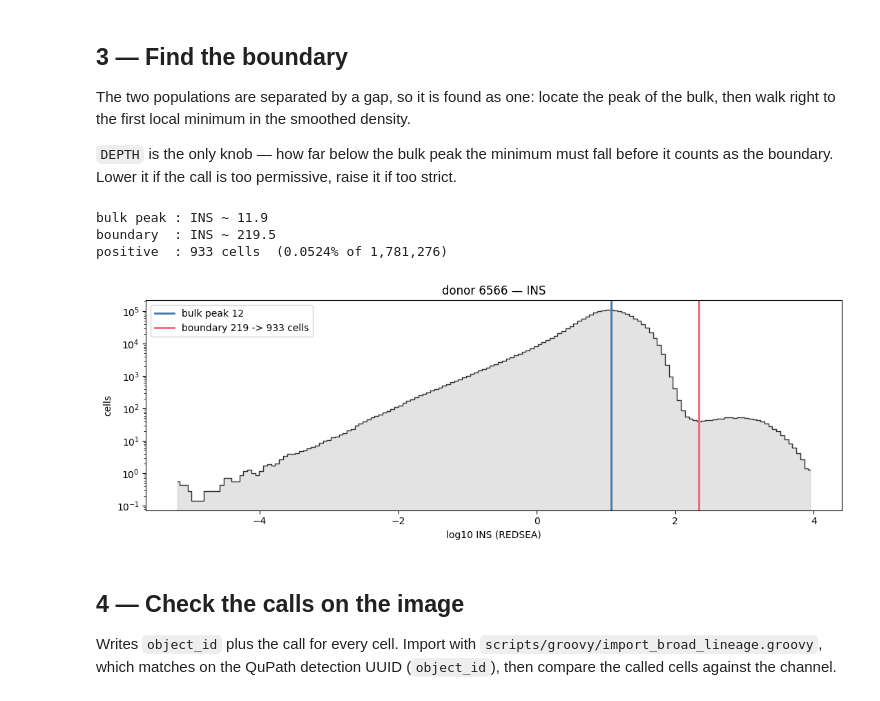
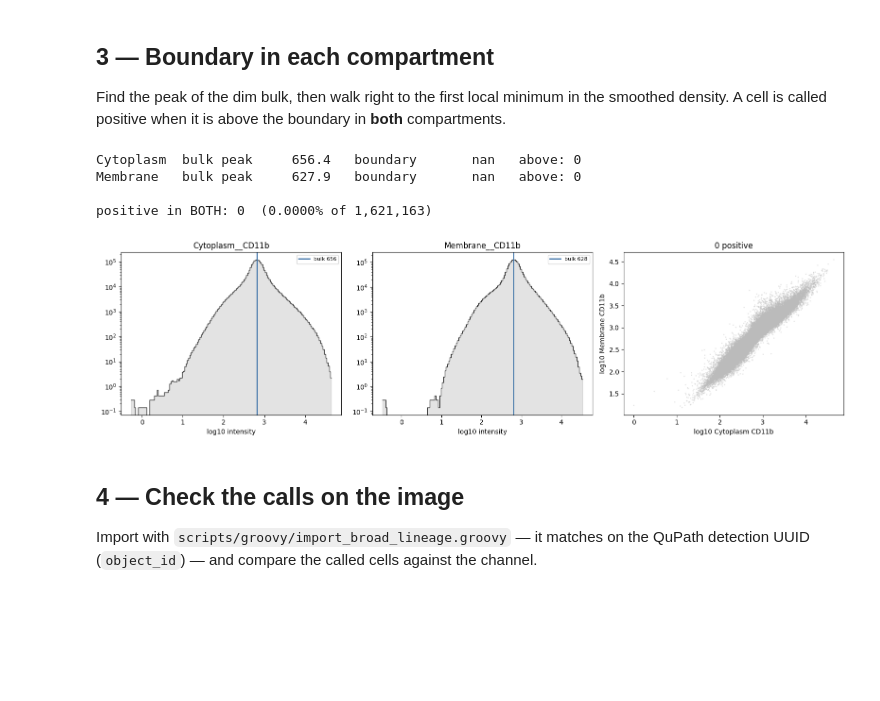
Before and after one commit to smith6jt-cop/Phenocycler_Analysis, a Jupyter notebook: notebooks/03_restore_normalize.ipynb, the cells around one changed output. Saved outputs shown, nothing was run; the diff lists cells and outputs as text; code cells hidden in the pictures; blank space fills up the shorter version.

```diff
--- a/notebooks/03_restore_normalize.ipynb
+++ b/notebooks/03_restore_normalize.ipynb
@@ -74,15 +80,13 @@ for i in range(len(h)):
-# %% [markdown]
-## 3 — Find the boundary
-
-The two populations are separated by a gap, so it is found as one: locate the peak of the bulk,
-then walk right to the first local minimum in the smoothed density.
-
-`DEPTH` is the only knob — how far below the bulk peak the minimum must fall before it counts as
-the boundary. Lower it if the call is too permissive, raise it if too strict.
+# %% [markdown]
+## 3 — Boundary in each compartment
+
+Find the peak of the dim bulk, then walk right to the first local minimum in the smoothed density.
+A cell is called positive when it is above the boundary in **both** compartments.
 # %%
 def find_boundary(values, bins=160, smooth=7, depth=0.02):
-    """Boundary between the dim bulk and the bright population, from one donor's own histogram."""
-    p  = values[values > 0]
+    """Boundary between the dim bulk and the bright population, from this donor's own histogram."""
+    p = values[values > 0]
+    if p.size < 100: return np.nan, {}
     lp = np.log10(p)
     hh, ee = np.histogram(lp, bins=bins, range=(lp.min(), lp.max()))
     c = 0.5*(ee[:-1]+ee[1:])
@@ -90,35 +94,42 @@ def find_boundary(values, bins=160, smooth=7, depth=0.02):
     mode = int(np.argmax(s))
     for i in range(mode+3, len(s)-3):
         if s[i] <= s[i-1] and s[i] <= s[i+1] and s[i] < depth*s[mode]:
-            return 10**c[i], dict(mode=10**c[mode], centers=c, smooth=s, anti_i=i)
-    return np.nan, dict(mode=10**c[mode], centers=c, smooth=s, anti_i=None)
+            return 10**c[i], dict(mode=10**c[mode], centers=c, smooth=s)
+    return np.nan, dict(mode=10**c[mode], centers=c, smooth=s)
 
-thr, dg = find_boundary(v, depth=DEPTH)
-is_pos  = v > thr
-print(f'bulk peak : {MARKER} ~ {dg["mode"]:.1f}')
-print(f'boundary  : {MARKER} ~ {thr:.1f}')
-print(f'positive  : {is_pos.sum():,} cells  ({is_pos.mean()*100:.4f}% of {len(v):,})')
+tC, gC = find_boundary(C, depth=DEPTH)
+tM, gM = find_boundary(M, depth=DEPTH)
+is_pos = (C > tC) & (M > tM)
+print(f'Cytoplasm  bulk peak {gC.get("mode", float("nan")):9.1f}   boundary {tC:9.1f}   above: {(C>tC).sum():,}')
+print(f'Membrane   bulk peak {gM.get("mode", float("nan")):9.1f}   boundary {tM:9.1f}   above: {(M>tM).sum():,}')
+print(f'\npositive in BOTH: {is_pos.sum():,}  ({is_pos.mean()*100:.4f}% of {len(d):,})')
 # %% [output]
-bulk peak : INS ~ 11.9
-boundary  : INS ~ 219.5
-positive  : 933 cells  (0.0524% of 1,781,276)
+Cytoplasm  bulk peak     656.4   boundary       nan   above: 0
+Membrane   bulk peak     627.9   boundary       nan   above: 0
+
+positive in BOTH: 0  (0.0000% of 1,621,163)
 # %%
-fig, ax = plt.subplots(figsize=(11,4))
-ax.step(dg['centers'], dg['smooth'], where='mid', color='#333', lw=1)
-ax.fill_between(dg['centers'], dg['smooth'], step='mid', alpha=.2, color='#777')
-ax.axvline(np.log10(dg['mode']), color='#4477AA', lw=2, label=f'bulk peak {dg["mode"]:.0f}')
-if np.isfinite(thr):
-    ax.axvline(np.log10(thr), color='#EE6677', lw=2, label=f'boundary {thr:.0f} -> {is_pos.sum():,} cells')
-ax.set_yscale('log'); ax.set_xlabel(f'log10 {MARKER} (REDSEA)'); ax.set_ylabel('cells')
-ax.set_title(f'donor {DONOR} — {MARKER}'); ax.legend(); plt.tight_layout(); plt.show()
+fig, ax = plt.subplots(1, 3, figsize=(16,4.4))
+for a, (nm, x, t, g) in zip(ax, ((cy, C, tC, gC), (mb, M, tM, gM))):
+    a.step(g['centers'], g['smooth'], where='mid', color='#333', lw=1)
+    a.fill_between(g['centers'], g['smooth'], step='mid', alpha=.2, color='#777')
+    a.axvline(np.log10(g['mode']), color='#4477AA', lw=2, label=f"bulk {g['mode']:.0f}")
+    if np.isfinite(t): a.axvline(np.log10(t), color='#EE6677', lw=2, label=f'boundary {t:.0f}')
+    a.set_yscale('log'); a.set_title(nm); a.set_xlabel('log10 intensity'); a.legend(fontsize=8)
+s = np.random.default_rng(0).choice(len(C), min(200_000, len(C)), replace=False)  # plotting only
+ax[2].scatter(np.log10(C[s]+1), np.log10(M[s]+1), s=1, c=np.where(is_pos[s], '#EE6677', '#BBBBBB'), alpha=.3)
+if np.isfinite(tC): ax[2].axvline(np.log10(tC+1), color='#EE6677', lw=1)
+if np.isfinite(tM): ax[2].axhline(np.log10(tM+1), color='#EE6677', lw=1)
+ax[2].set_xlabel(f'log10 Cytoplasm {MARKER}'); ax[2].set_ylabel(f'log10 Membrane {MARKER}')
+ax[2].set_title(f'{is_pos.sum():,} positive')
+plt.tight_layout(); plt.show()
 # %% [output]
-[figure, old version]
+[figure, new version]
 # %% [markdown]
 ## 4 — Check the calls on the image
 
-Writes `object_id` plus the call for every cell. Import with
-`scripts/groovy/import_broad_lineage.groovy`, which matches on the QuPath detection UUID
-(`object_id`), then compare the called cells against the channel.
+Import with `scripts/groovy/import_broad_lineage.groovy` — it matches on the QuPath detection UUID
+(`object_id`) — and compare the called cells against the channel.
 # %%
 outdir = REPO/'data'/'positivity'/MARKER
 outdir.mkdir(parents=True, exist_ok=True)
```
Also changed, not shown: parts of 18 cells of this notebook, 5 other files.
